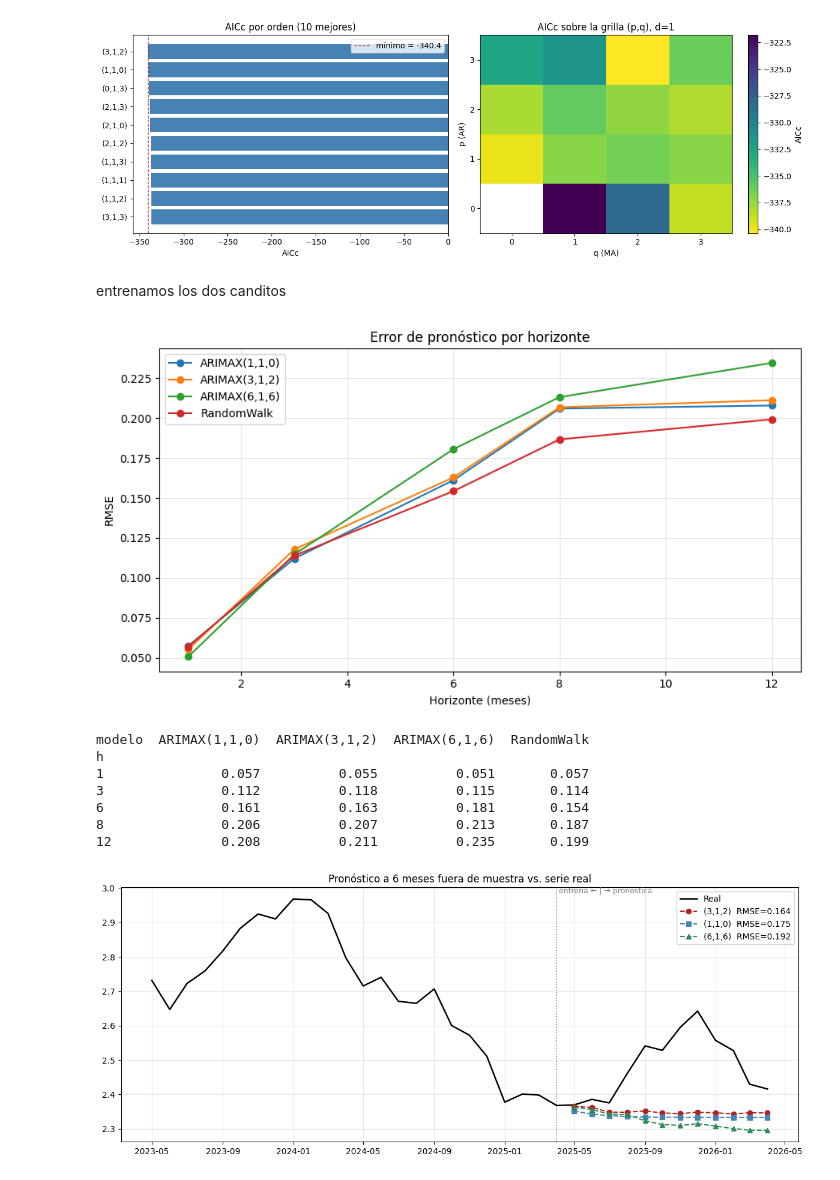
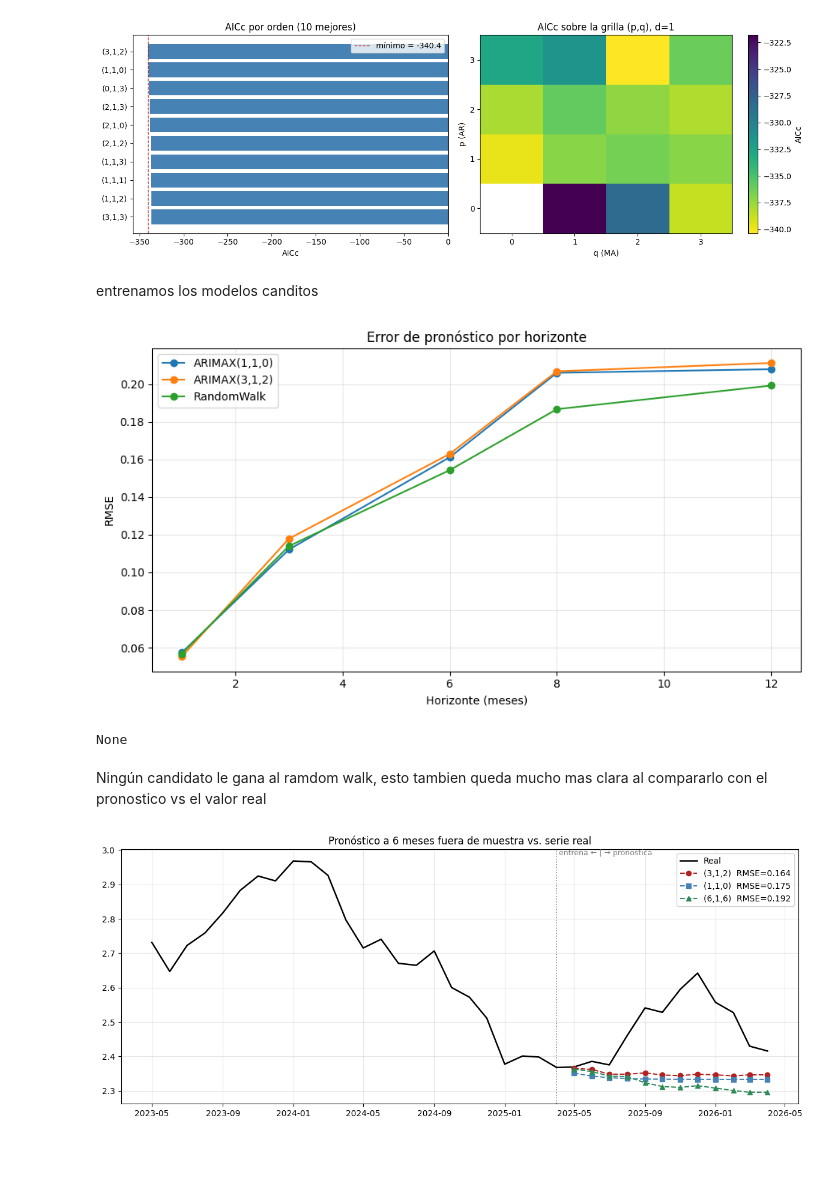
Before and after one commit to arturodiazsalgado/desempleo-morosidad-chile, a Jupyter notebook: 02_modelamiento_desmpleo_mora.ipynb, the cells around one changed output. Cells and saved outputs as stored; diff of their text form; code cells hidden in the pictures; blank space fills up the shorter version.

```diff
--- a/02_modelamiento_desmpleo_mora.ipynb
+++ b/02_modelamiento_desmpleo_mora.ipynb
@@ -700,31 +736,27 @@ plt.tight_layout(); plt.show()
 # %% [output]
 [figure]
 # %% [markdown]
-entrenamos los dos canditos
+entrenamos los modelos canditos
 # %%
 from functools import partial
 from statsmodels.tsa.statespace.sarimax import SARIMAX
 
 def arimax_fit_predict(train_df, h_max, order, target=TARGET, exog_cols=["d_pand"]):
     m = SARIMAX(train_df[target], exog=train_df[exog_cols], order=order, trend="n",
                 enforce_stationarity=False, enforce_invertibility=False).fit(disp=False)
     ex_fut = np.zeros((h_max, len(exog_cols)))     # d_pand=0 en toda la zona de test (post-2025)
     return np.asarray(m.forecast(steps=h_max, exog=ex_fut))
 
 resumen_312, _ = backtest("ARIMAX(3,1,2)", partial(arimax_fit_predict, order=(3,1,2)))
 resumen_110, _ = backtest("ARIMAX(1,1,0)", partial(arimax_fit_predict, order=(1,1,0)))
-resumen_616, _ = backtest("ARIMAX(6,1,6)", partial(arimax_fit_predict, order=(6,1,6)))
 
-print(comparar(resumen_rw, resumen_312, resumen_110, resumen_616))
+
+print(comparar(resumen_rw, resumen_312, resumen_110))
 # %% [output]
-[figure, old version]
+[figure, new version]
-modelo  ARIMAX(1,1,0)  ARIMAX(3,1,2)  ARIMAX(6,1,6)  RandomWalk
-h
-1               0.057          0.055          0.051       0.057
-3               0.112          0.118          0.115       0.114
-6               0.161          0.163          0.181       0.154
-8               0.206          0.207          0.213       0.187
-12              0.208          0.211          0.235       0.199
+None
+# %% [markdown]
+Ningún candidato le gana al ramdom walk, esto tambien queda mucho mas clara al compararlo con el pronostico vs el valor real
 # %%
 H_VIS = 12
 train_vis = df.iloc[:-H_VIS]
```
Also changed, not shown: parts of 60 cells of this notebook.
